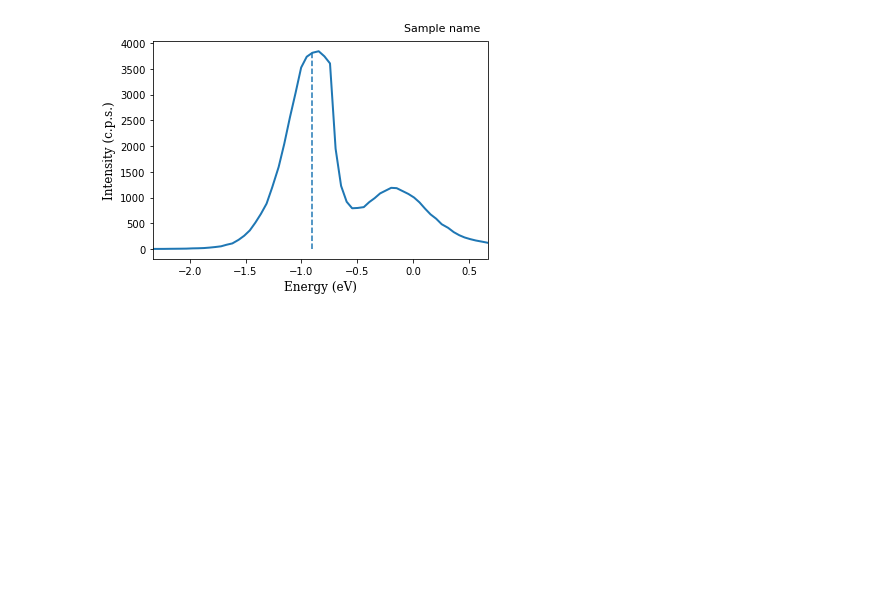
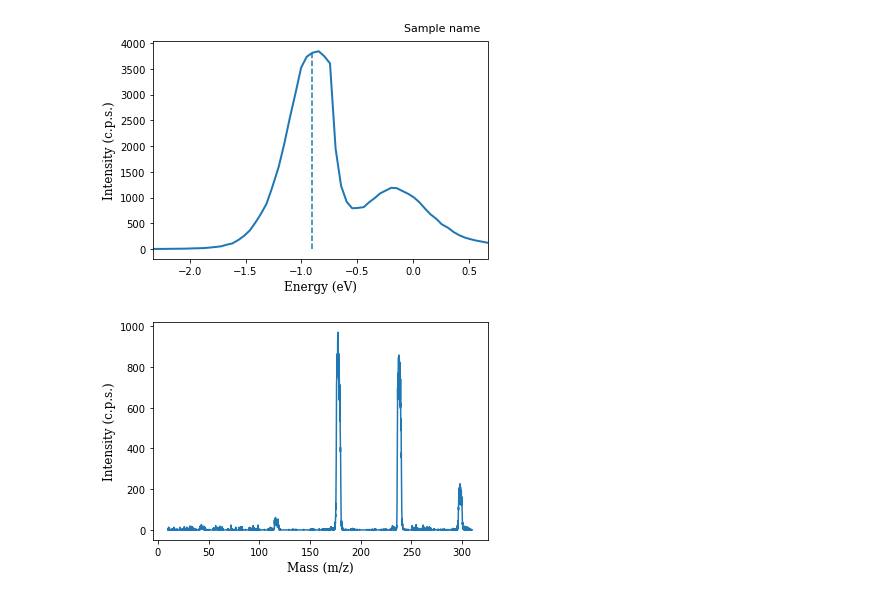
Before and after one commit to renecartaya/Quadrupole-Mass-Spectrometry, a Jupyter notebook: Quadrupole_Mass_Spectrometry_Sample.ipynb, the cells around one changed output. Saved outputs shown, nothing was run; the diff lists cells and outputs as text; code cells hidden in the pictures; blank space fills up the shorter version.

```diff
--- a/Quadrupole_Mass_Spectrometry_Sample.ipynb
+++ b/Quadrupole_Mass_Spectrometry_Sample.ipynb
@@ -67,3 +67,27 @@ calibre02mar = x[peak_indices[0]]* (-1)
 plt.savefig("C:/Users/renea/Desktop/Calibration_sample.png", dpi=350)
 # %% [output]
 [figure]
+# %%
+#####################################################################################################################################
+##                                                                                                                                 ##
+##                                                         MASS SPECTRUM Simple                                                    ##
+##                                                                                                                                 ##
+#####################################################################################################################################
+
+DataMS = pd.read_csv("C:/Users/renea/Desktop/MS_sample.asc", sep='\t', skiprows=0)
+DataMS = DataMS.to_numpy()
+DataMS = DataMS[0:,0:]
+
+plt.xlabel("Mass (m/z)", color = "black", family = "Serif", fontsize = 12)
+plt.ylabel("Intensity (c.p.s.)", color = "black", family = "Serif", fontsize = 12)
+plt.("Mass Spectrum title")
+
+
+x = DataMS[0:,1]
+y = DataMS[0:,2]
+
+plt.plot(x,y)
+
+plt.savefig("C:/Users/renea/Desktop/sample-a.png", dpi=350)
+# %% [output]
+[figure, added]
```
